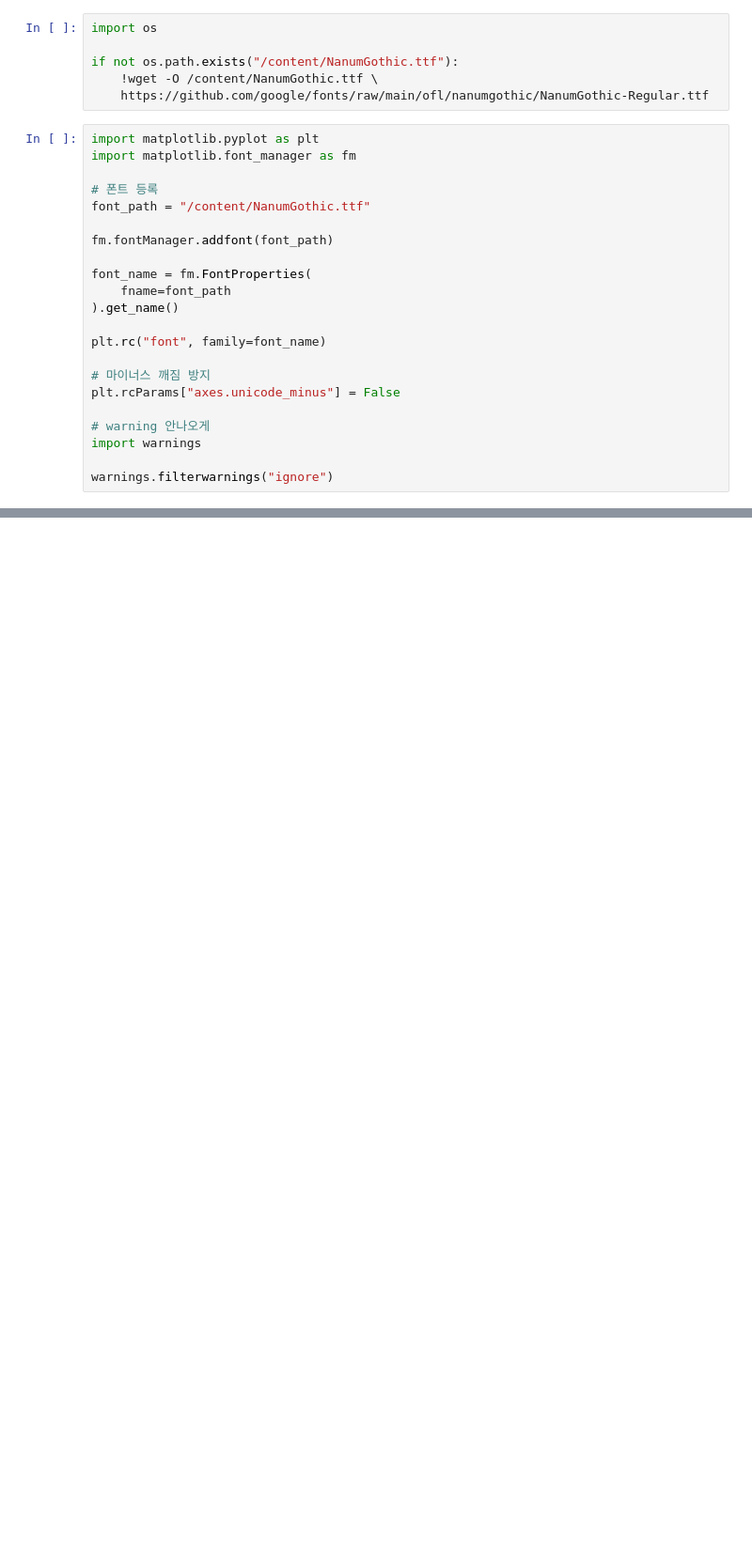
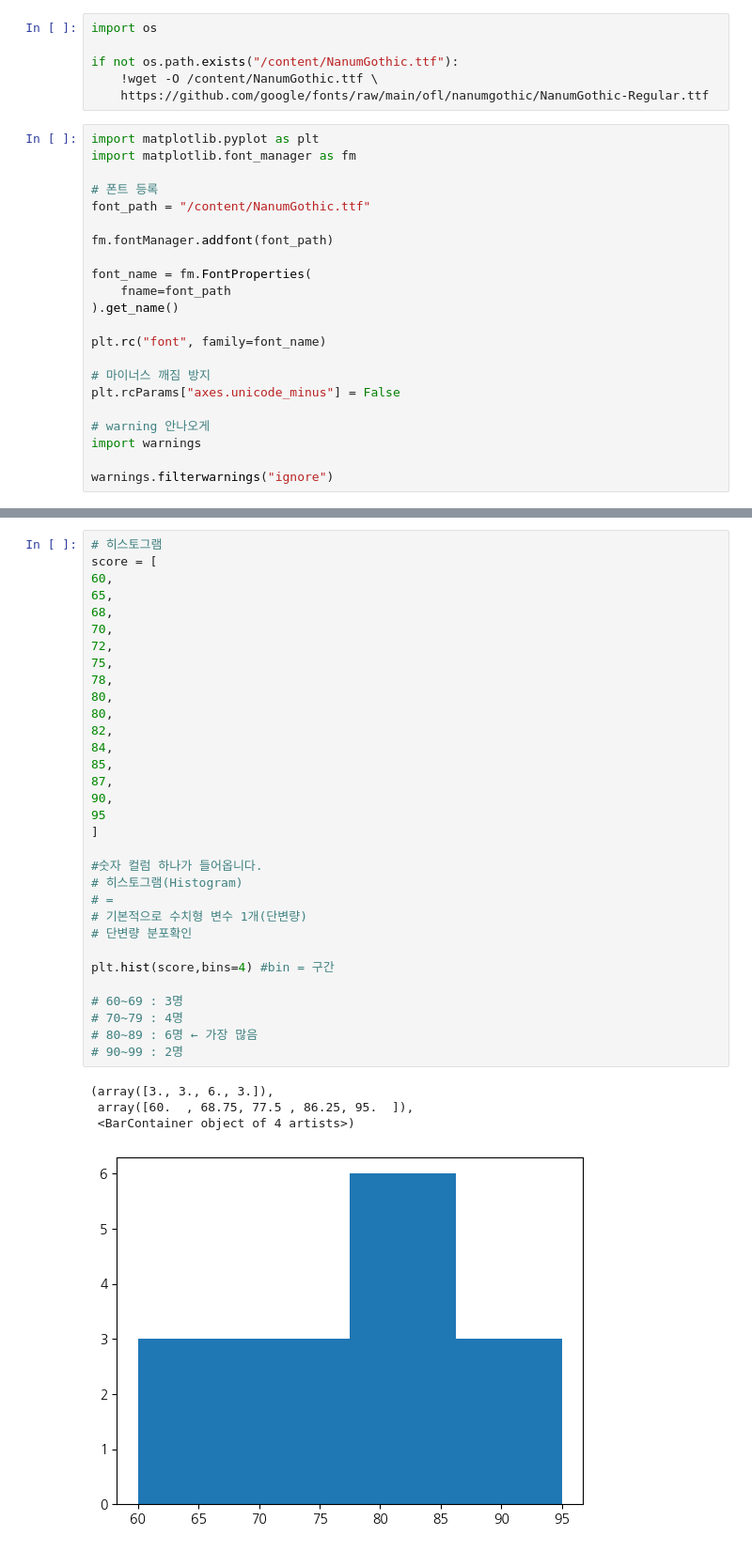
Before and after one commit to n3316202/Gwangsu-AI-Academy-teacher, a Jupyter notebook: 03.시각화/01-데이터시각화-기본챠트.ipynb, the cells around one changed output, grey strips where cells are left out. Shown at 94% size. Saved outputs shown, nothing was run; the diff lists cells and outputs as text; blank space fills up the shorter version.

```diff
--- a/03.시각화/01-데이터시각화-기본챠트.ipynb
+++ b/03.시각화/01-데이터시각화-기본챠트.ipynb
@@ -94,0 +137,37 @@ plt.bar(dept,count)
+# %%
+# 히스토그램
+score = [
+60,
+65,
+68,
+70,
+72,
+75,
+78,
+80,
+80,
+82,
+84,
+85,
+87,
+90,
+95
+]
+
+#숫자 컬럼 하나가 들어옵니다.
+# 히스토그램(Histogram)
+# =
+# 기본적으로 수치형 변수 1개(단변량)
+# 단변량 분포확인
+
+plt.hist(score,bins=4) #bin = 구간
+
+# 60~69 : 3명
+# 70~79 : 4명
+# 80~89 : 6명 ← 가장 많음
+# 90~99 : 2명
+# %% [output]
+(array([3., 3., 6., 3.]),
+ array([60.  , 68.75, 77.5 , 86.25, 95.  ]),
+ <BarContainer object of 4 artists>)
+[figure, added]
```
Also changed, not shown: parts of 5 cells of this notebook.
